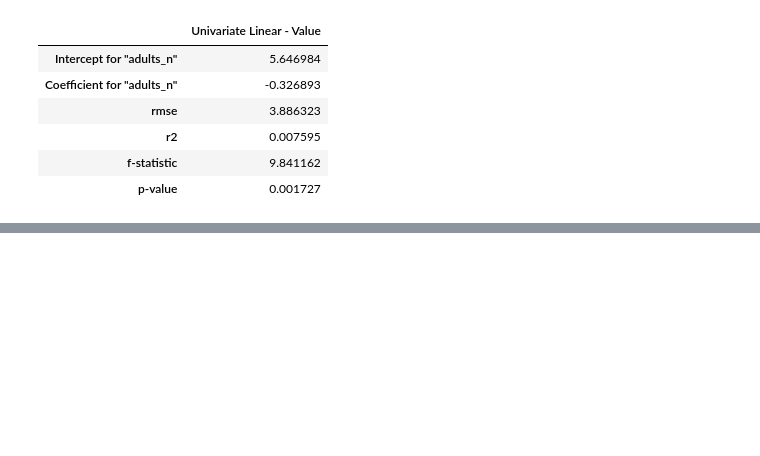
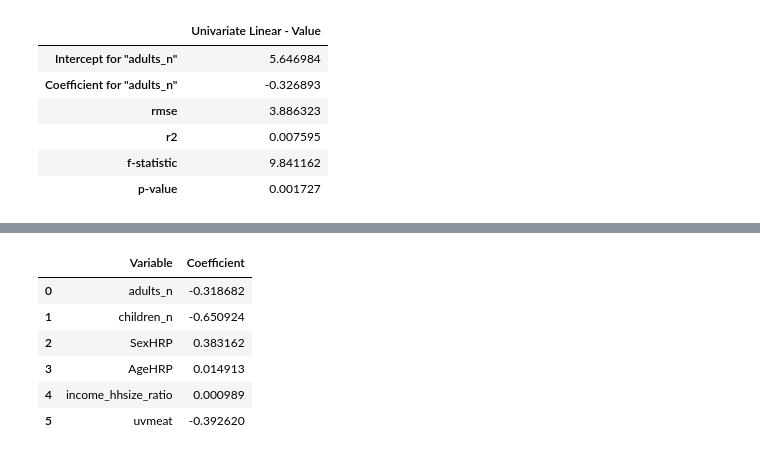
Before and after one commit to Rezashatery/Linear-Regression-, a Jupyter notebook: linear-regression.ipynb, the cells around one changed output, grey strips where cells are left out. Drawn from its saved outputs; the diff is of its cells as text; code cells hidden in the pictures; blank space fills up the shorter version.

```diff
--- a/linear-regression.ipynb
+++ b/linear-regression.ipynb
@@ -250,0 +255,10 @@ pd.DataFrame({'Univariate Linear - Value' : [intercept_uni
+# %%
+# Create linear regression object
+linear_multi = linear_model.LinearRegression()
+
+# Train the model using the training set
+linear_multi.fit(X_train, y_train)
+
+# Make predictions using the test set
+y_train_pred_multi = linear_multi.predict(X_train)
+y_test_pred_multi = linear_multi.predict(X_test)
@@ -250,0 +272,11 @@ pd.DataFrame({'Univariate Linear - Value' : [intercept_uni
+# %%
+# Show the coefficients of the predicting variables
+pd.DataFrame({'Variable': X.columns, 'Coefficient': linear_multi.coef_})
+# %% [output]
+|  | Variable | Coefficient |
+| 0 | adults_n | -0.318682 |
+| 1 | children_n | -0.650924 |
+| 2 | SexHRP | 0.383162 |
+| 3 | AgeHRP | 0.014913 |
+| 4 | income_hhsize_ratio | 0.000989 |
+| 5 | uvmeat | -0.392620 |
```
Also changed, not shown: parts of 7 cells of this notebook.
